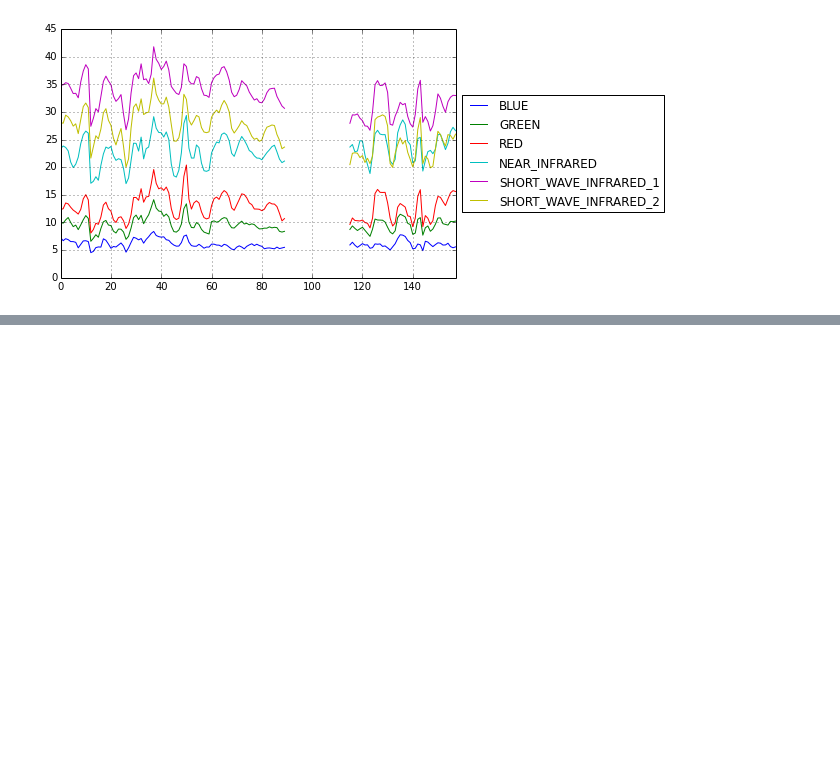
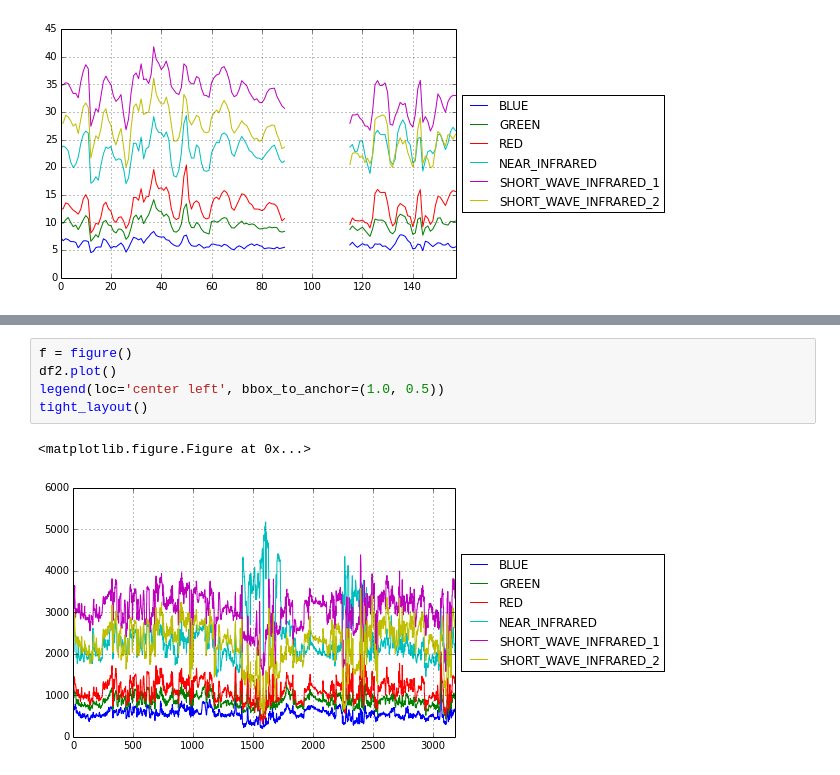
Before and after one commit to sixy6e/stash, a Jupyter notebook: Python/notebooks/agdc-api-transects.ipynb, the cells around one changed output, grey strips where cells are left out. Drawn from its saved outputs; the diff is of its cells as text; blank space fills up the shorter version.

```diff
--- a/Python/notebooks/agdc-api-transects.ipynb
+++ b/Python/notebooks/agdc-api-transects.ipynb
@@ -215,0 +321,8 @@ tight_layout()
+# %%
+f = figure()
+df2.plot()
+legend(loc='center left', bbox_to_anchor=(1.0, 0.5))
+tight_layout()
+# %% [output]
+<matplotlib.figure.Figure at 0x...>
+[figure, added]
```
Also changed, not shown: parts of 35 cells of this notebook.
